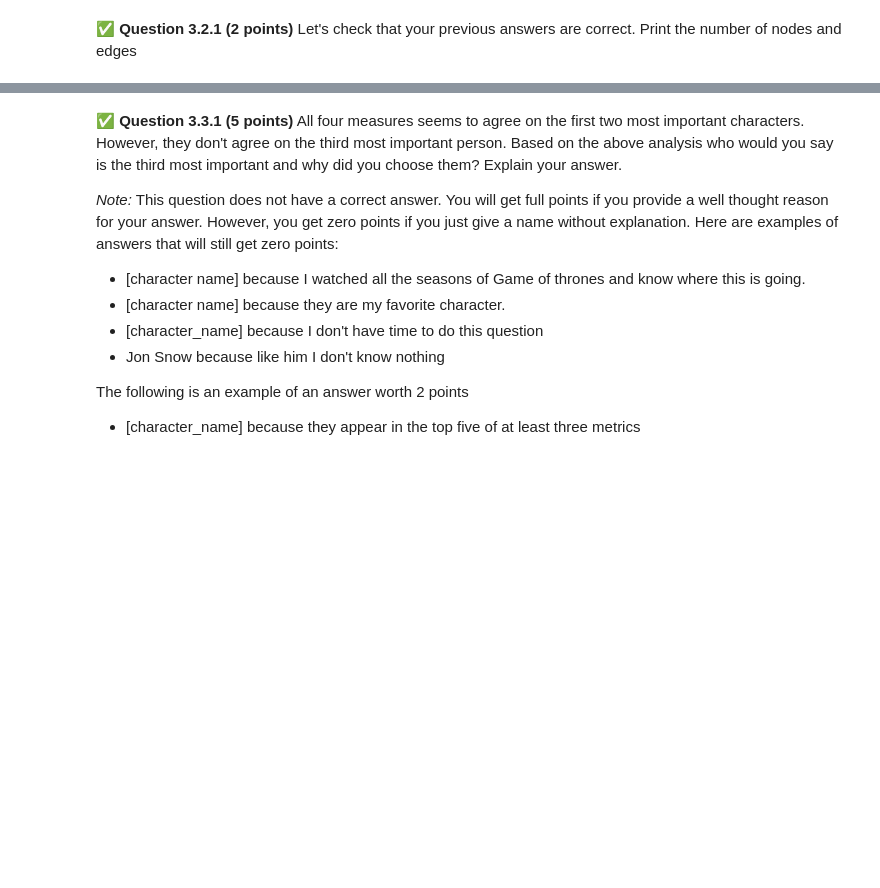
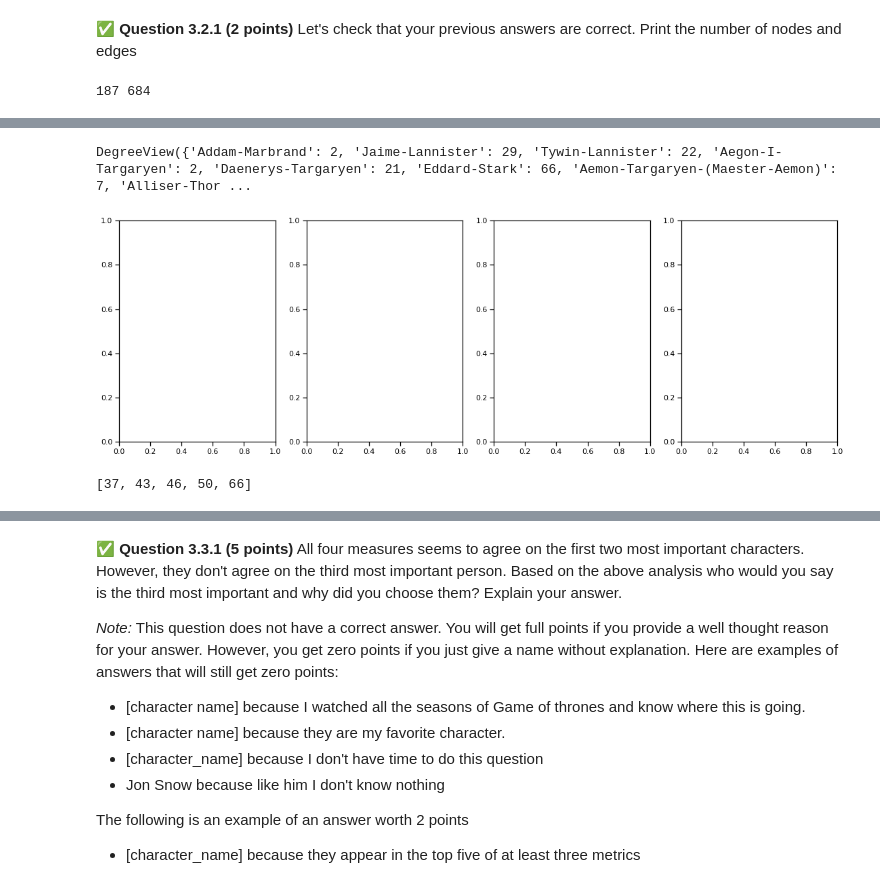
Before and after one commit to Kikuchanw/cmse202-f22-turnin, a Jupyter notebook: hw03,/HW-03_ABMAndGraphTheory-STUDENT.ipynb, the cells around one changed output, grey strips where cells are left out. Cells and saved outputs as stored; diff of their text form; code cells hidden in the pictures; blank space fills up the shorter version.

```diff
--- a/hw03,/HW-03_ABMAndGraphTheory-STUDENT.ipynb
+++ b/hw03,/HW-03_ABMAndGraphTheory-STUDENT.ipynb
@@ -360,2 +363,4 @@ https://raw.githubusercontent.com/mathbeveridge/asoiaf/master/data/asoiaf-book1-
 # %%
 # Put the code to open the dataset
+asbook = pd.read_csv('asoiaf-book1-edges.csv')
+asbook.head()
@@ -385,7 +414,14 @@ You need to show some code in order to get the points
+# %%
+G = nx.from_pandas_edgelist(asbook, "Source", "Target","weight")
+#Returns a graph from Pandas DataFrame containing an edge list.
+#https://networkx.org/documentation/stable/reference/generated/networkx.convert_matrix.from_pandas_edgelist.html
 # %% [markdown]
 &#9989; **Question 3.2.1 (2 points)** Let's check that your previous answers are correct. Print the number of nodes and edges
 # %%
 # Put your code here
+print(G.number_of_nodes(),G.number_of_edges())
+# %% [output]
+187 684
 # %% [markdown]
 ## Who is the most important character?
 
@@ -432,7 +468,20 @@ Notice that the matrix elements $a_{ij}$ above are either 1 or 0. What if we use
 # %%
 # Put your code here
 
 
 fig, axes = plt.subplots(1, 4, figsize = (19, 6))
-
+dec = {}
+for i in nx.degree(G):
+    dec[i[0]] = i[1]
+degrees = [val for (node, val) in G.degree()]
 # make your plot here using the fig, ax created above
+sd = sorted(degrees)
+y = sd[-5:]
+nx.degree(G)
+# %% [output]
+DegreeView({'Addam-Marbrand': 2, 'Jaime-Lannister': 29, 'Tywin-Lannister': 22, 'Aegon-I-Targaryen': 2, 'Daenerys-Targaryen': 21, 'Eddard-Stark': 66, 'Aemon-Targaryen-(Maester-Aemon)': 7, 'Alliser-Thor ...
+[figure, added]
+# %%
+y
+# %% [output]
+[37, 43, 46, 50, 66]
```
Also changed, not shown: parts of 13 cells of this notebook.
